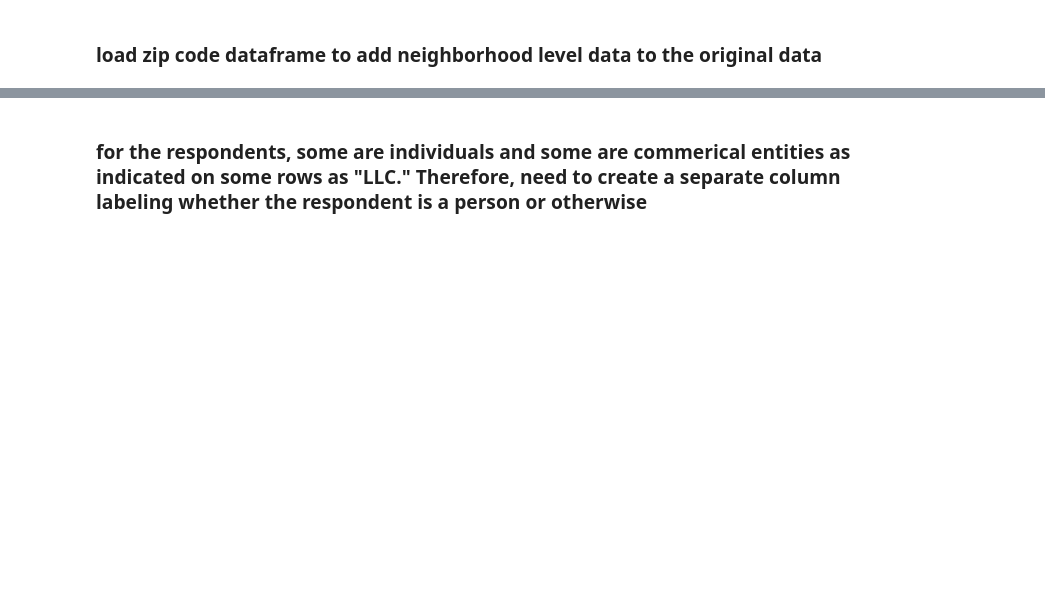
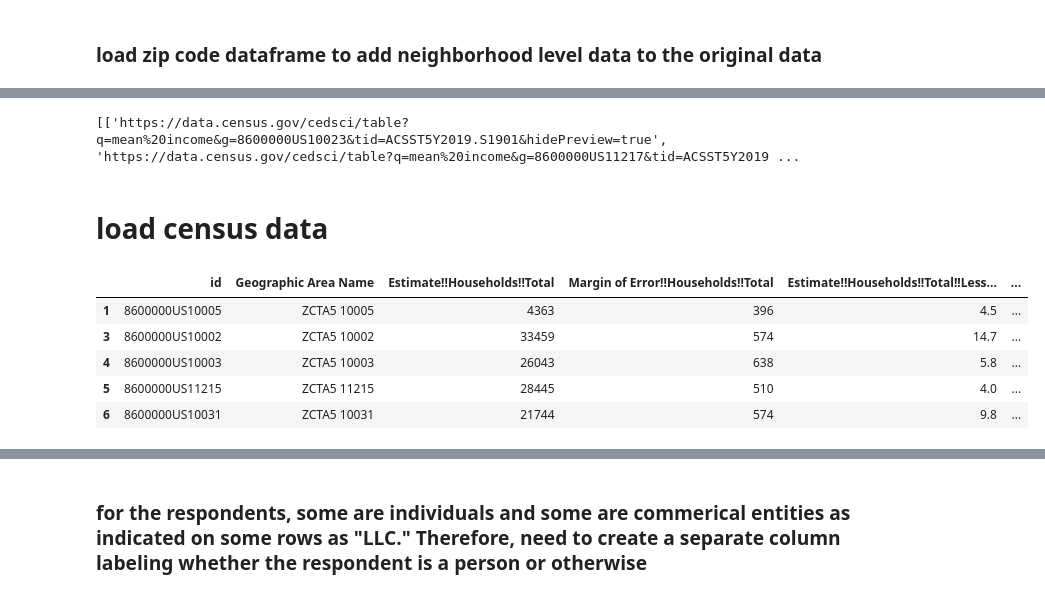
Before and after one commit to allisongao4015/oath_cases, a Jupyter notebook: 2ndNotebook.ipynb, the cells around one changed output, grey strips where cells are left out. Cells and saved outputs as stored; diff of their text form; code cells hidden in the pictures; blank space fills up the shorter version.

```diff
--- a/2ndNotebook.ipynb
+++ b/2ndNotebook.ipynb
@@ -71,0 +189,5 @@ zip_code.loc[zip_code["JURISDICTION NAME"] == 12783]
+# %%
+df['Respondent ZCTA'] = df["Respondent ZCTA"].astype(str)
+print("Respondent ZCTA column contains a total {} unique zip codes. I will use this list to do web scraping to get the relevant census files".format(len(df['Respondent ZCTA'].unique())))
+Respondent_ZCTA_list = list(set(df['Respondent ZCTA']))
+print(Respondent_ZCTA_list)
@@ -71,0 +264,12 @@ zip_code.loc[zip_code["JURISDICTION NAME"] == 12783]
+# %%
+# divide up the links into smaller groups to be mindful of the computer's limit capacity
+
+def divide_chunks(l, n):
+
+    for i in range(0, len(l), n):
+        yield l[i:i + n]
+
+x = list(divide_chunks(ZCTA_url, n=5))
+print (x)
+# %% [output]
+[['https://data.census.gov/cedsci/table?q=mean%20income&g=8600000US10023&tid=ACSST5Y2019.S1901&hidePreview=true', 'https://data.census.gov/cedsci/table?q=mean%20income&g=8600000US11217&tid=ACSST5Y2019 ...
@@ -71,0 +322,38 @@ zip_code.loc[zip_code["JURISDICTION NAME"] == 12783]
+# %% [markdown]
+# load census data
+# %%
+# load all the census data by zip code in and concat it into a single dataframe
+
+zcta_df = []
+
+for x in range(1, 190):
+    data = pd.read_csv(str(x) + "ACS.csv")
+
+    zcta_df.append(data)
+
+#merge them all horizontally
+zcta_df = pd.concat(zcta_df)
+
+
+#drop duplicated rows
+zcta_df.drop_duplicates(keep='first', inplace=True)
+
+zcta_df = zcta_df.reset_index(drop=True)
+
+#second row is an observation for the entire country, let's drop it
+zcta_df.drop(2, inplace=True)
+
+ #change the first row for the header
+new_header = zcta_df.iloc[0]
+zcta_df = zcta_df[1:]
+zcta_df.columns = new_header
+
+#make sure df is in good shape
+zcta_df.head(5)
+# %% [output]
+|  | id | Geographic Area Name | Estimate!!Households!!Total | Margin of Error!!Households!!Total | Estimate!!Households!!Total!!Less... | ... |
+| 1 | 8600000US10005 | ZCTA5 10005 | 4363 | 396 | 4.5 | ... |
+| 3 | 8600000US10002 | ZCTA5 10002 | 33459 | 574 | 14.7 | ... |
+| 4 | 8600000US10003 | ZCTA5 10003 | 26043 | 638 | 5.8 | ... |
+| 5 | 8600000US11215 | ZCTA5 11215 | 28445 | 510 | 4.0 | ... |
+| 6 | 8600000US10031 | ZCTA5 10031 | 21744 | 574 | 9.8 | ... |
```
Also changed, not shown: parts of 65 cells of this notebook.
